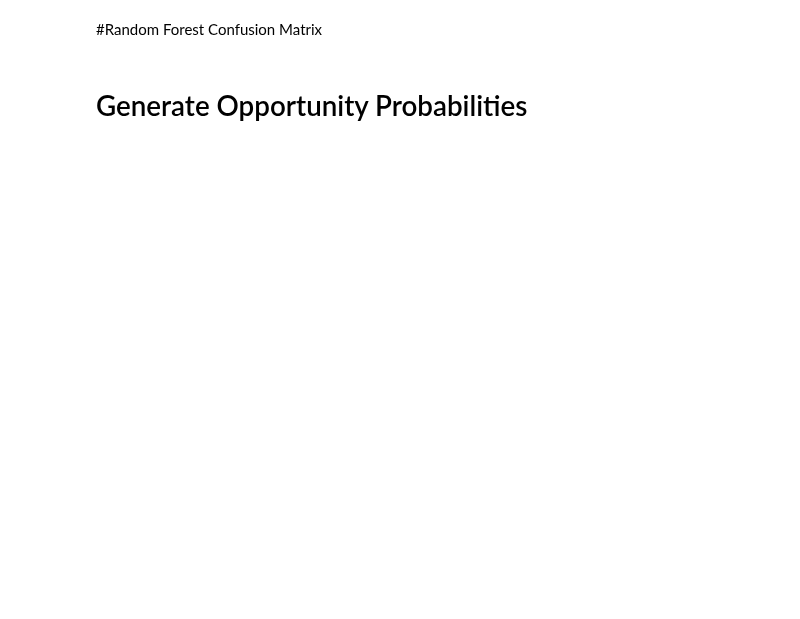
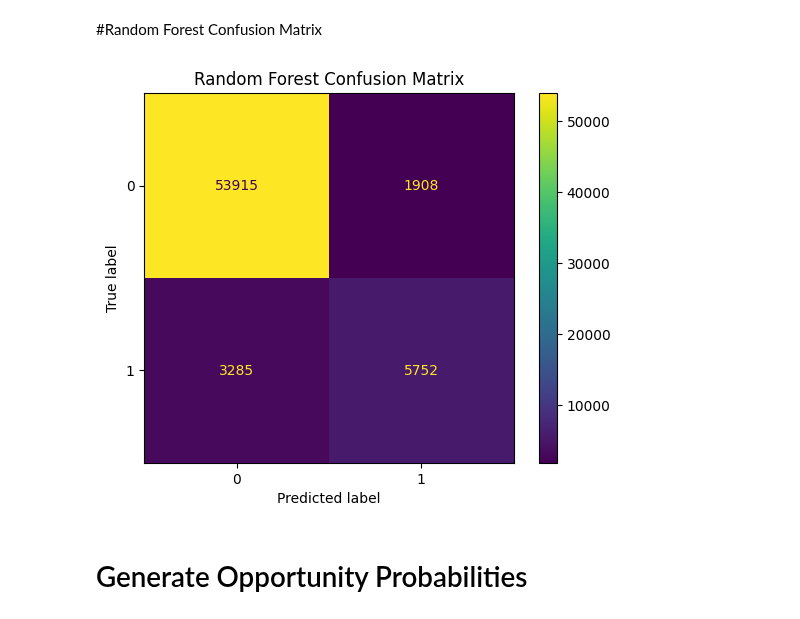
Before and after one commit to asherkashif/flyrank-ml-internship, a Jupyter notebook: work/notebooks/capstone.ipynb, the cells around one changed output. Saved outputs shown, nothing was run; the diff lists cells and outputs as text; code cells hidden in the pictures; blank space fills up the shorter version.

```diff
--- a/work/notebooks/capstone.ipynb
+++ b/work/notebooks/capstone.ipynb
@@ -869,13 +1142,15 @@ evaluate_model(
 # %%
 from sklearn.metrics import ConfusionMatrixDisplay
 
 ConfusionMatrixDisplay.from_predictions(
     y_val,
-    rf_pred
+    model_pred
 )
 
 plt.title("Random Forest Confusion Matrix")
 plt.show()
+# %% [output]
+[figure, added]
 # %% [markdown]
 # Generate Opportunity Probabilities
 # %%
```
Also changed, not shown: parts of 50 cells of this notebook.
